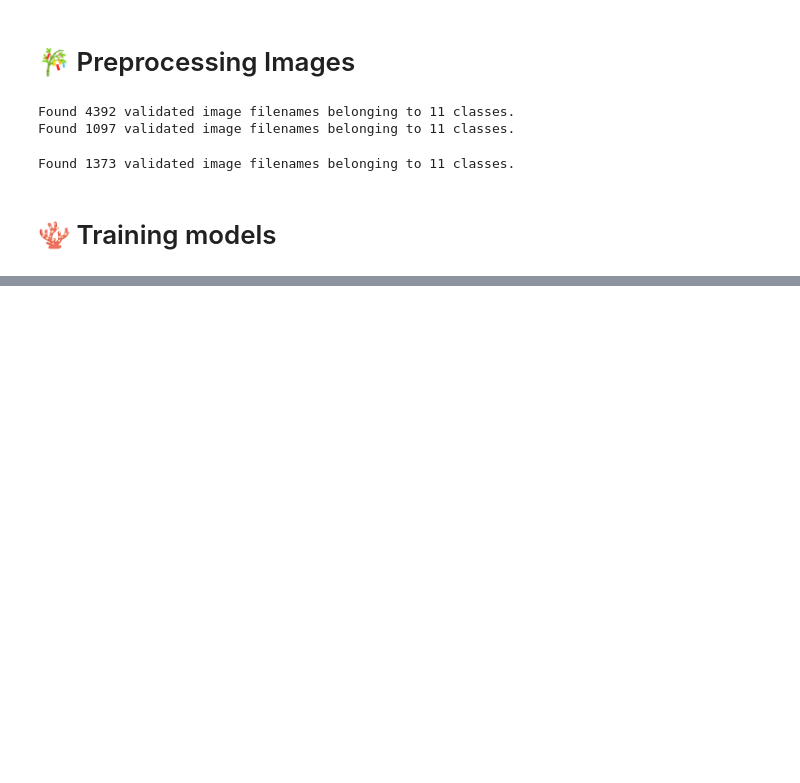
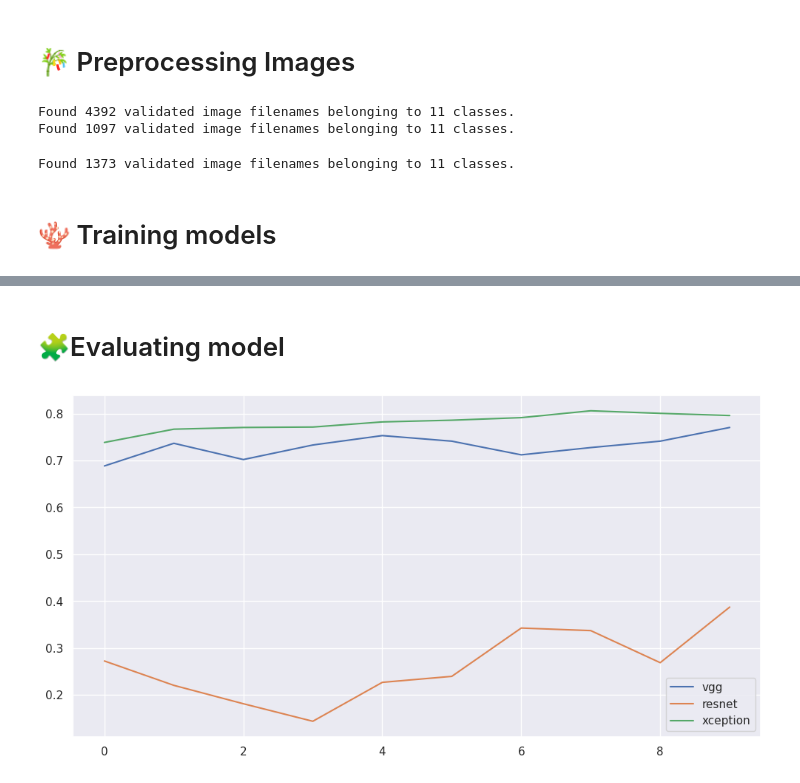
Before and after one commit to Shreyas1018/Weather-Detection, a Jupyter notebook: weather-detection.ipynb, the cells around one changed output, grey strips where cells are left out. Cells and saved outputs as stored; diff of their text form; code cells hidden in the pictures; blank space fills up the shorter version.

```diff
--- a/weather-detection.ipynb
+++ b/weather-detection.ipynb
@@ -410,0 +276,6 @@ vis_pred(10)
+# %%
+resnet_pretrained = tf.keras.applications.ResNet50(weights='imagenet', include_top=False, input_shape=(height, width, 3))
+resnet_model = Model_builder(resnet_pretrained)
+resnet_model.compile_model('adam')
+resnet_model.model_summary()
+resnet_model = resnet_model.get_model()
@@ -410,0 +309,9 @@ vis_pred(10)
+# %%
+with tf.device('/device:GPU:0'):
+
+    resnet_history = resnet_model.fit(
+            train_data,
+            validation_data = val_data,
+            epochs = EPOCHS,
+            batch_size = 64
+        )
@@ -410,0 +345,6 @@ vis_pred(10)
+# %%
+xception_pretrained = tf.keras.applications.Xception(weights='imagenet', include_top=False, input_shape=(height, width, 3))
+xception_model = Model_builder(xception_pretrained)
+xception_model.compile_model('adam')
+xception_model.model_summary()
+xception_model = xception_model.get_model()
@@ -410,0 +378,9 @@ vis_pred(10)
+# %%
+with tf.device('/device:GPU:0'):
+
+    xception_history = xception_model.fit(
+            train_data,
+            validation_data = val_data,
+            epochs = EPOCHS,
+            batch_size = 64
+        )
@@ -410,0 +412,10 @@ vis_pred(10)
+# %% [markdown]
+# 🧩Evaluating model
+# %%
+plt.plot([i for i in range(EPOCHS)], vgg_history.history['val_accuracy'])
+plt.plot([i for i in range(EPOCHS)], resnet_history.history['val_accuracy'])
+plt.plot([i for i in range(EPOCHS)], xception_history.history['val_accuracy'])
+plt.legend(['vgg', 'resnet', 'xception'])
+plt.show()
+# %% [output]
+[figure, added]
```
Also changed, not shown: parts of 41 cells of this notebook.
